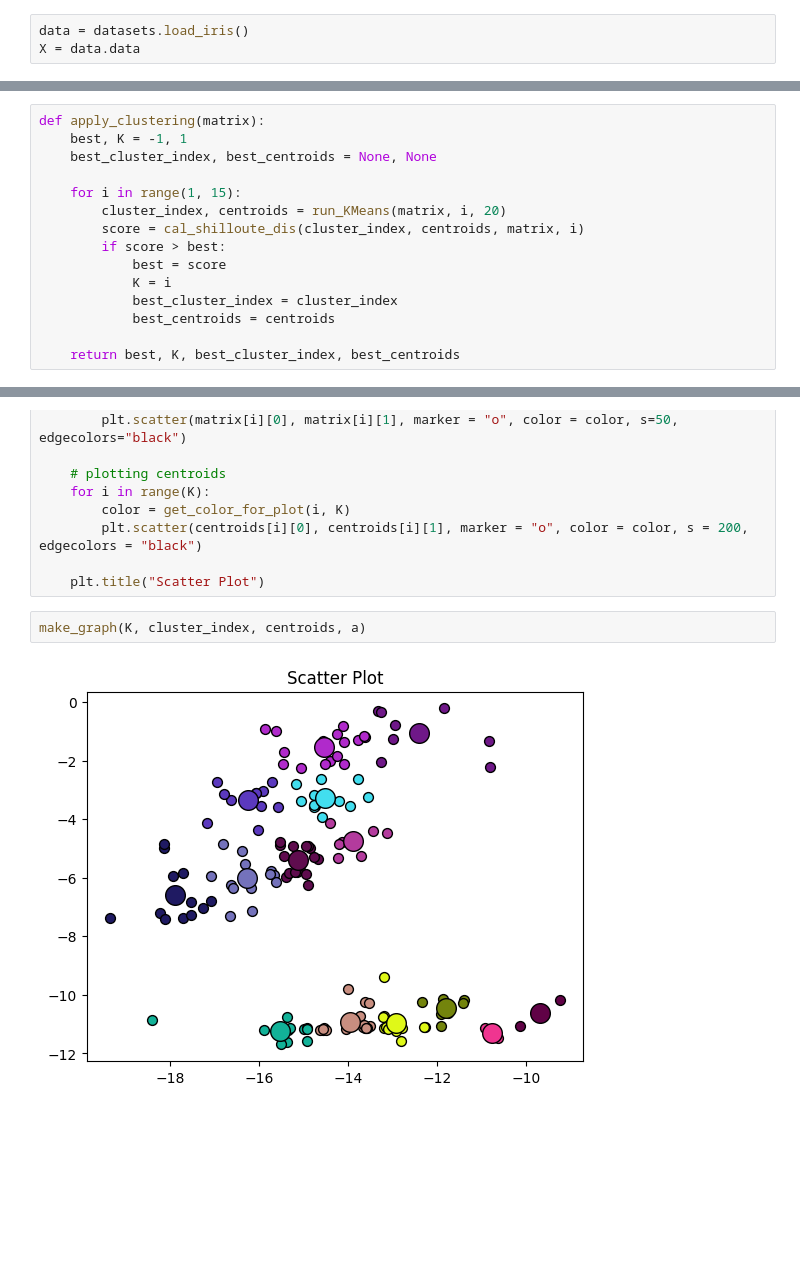
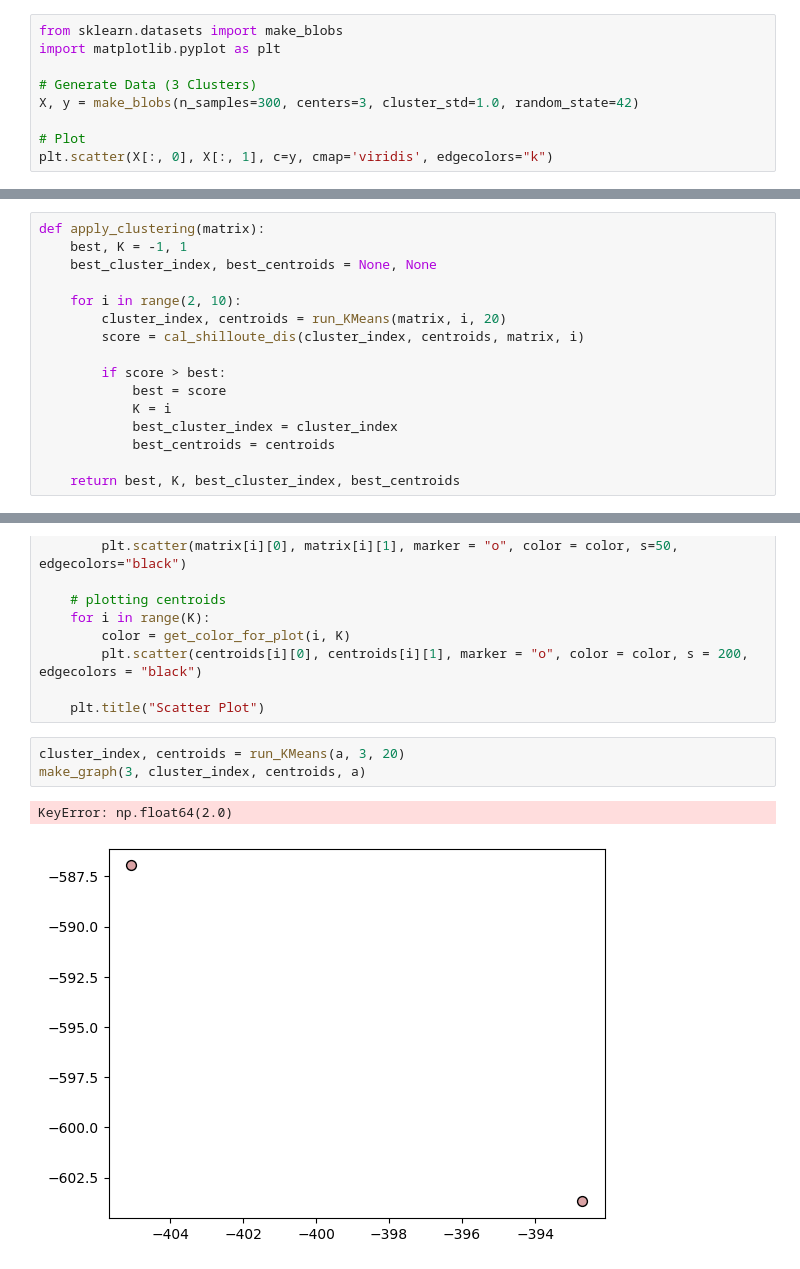
Before and after one commit to saksham-kumar-14/music-genre-analysis, a Jupyter notebook: k_means_on_iris.ipynb, the cells around one changed output, grey strips where cells are left out. Cells and saved outputs as stored; diff of their text form; blank space fills up the shorter version.

```diff
--- a/k_means_on_iris.ipynb
+++ b/k_means_on_iris.ipynb
@@ -7,5 +7,11 @@ import seaborn as sns
 %matplotlib inline
 import random
 # %%
-data = datasets.load_iris()
-X = data.data
+from sklearn.datasets import make_blobs
+import matplotlib.pyplot as plt
+
+# Generate Data (3 Clusters)
+X, y = make_blobs(n_samples=300, centers=3, cluster_std=1.0, random_state=42)
+
+# Plot
+plt.scatter(X[:, 0], X[:, 1], c=y, cmap='viridis', edgecolors="k")
@@ -215,9 +230,10 @@ def apply_clustering(matrix):
     best, K = -1, 1
     best_cluster_index, best_centroids = None, None
 
-    for i in range(1, 15):
+    for i in range(2, 10):
         cluster_index, centroids = run_KMeans(matrix, i, 20)
         score = cal_shilloute_dis(cluster_index, centroids, matrix, i)
+
         if score > best:
             best = score
             K = i
@@ -269,6 +285,8 @@ def make_graph(K, cluster_index, centroids, matrix):
 
     plt.title("Scatter Plot")
 # %%
-make_graph(K, cluster_index, centroids, a)
+cluster_index, centroids = run_KMeans(a, 3, 20)
+make_graph(3, cluster_index, centroids, a)
 # %% [output]
+KeyError: np.float64(2.0)
-[figure, old version]
+[figure, new version]
```
Also changed, not shown: parts of 7 cells of this notebook, 1 other file.
